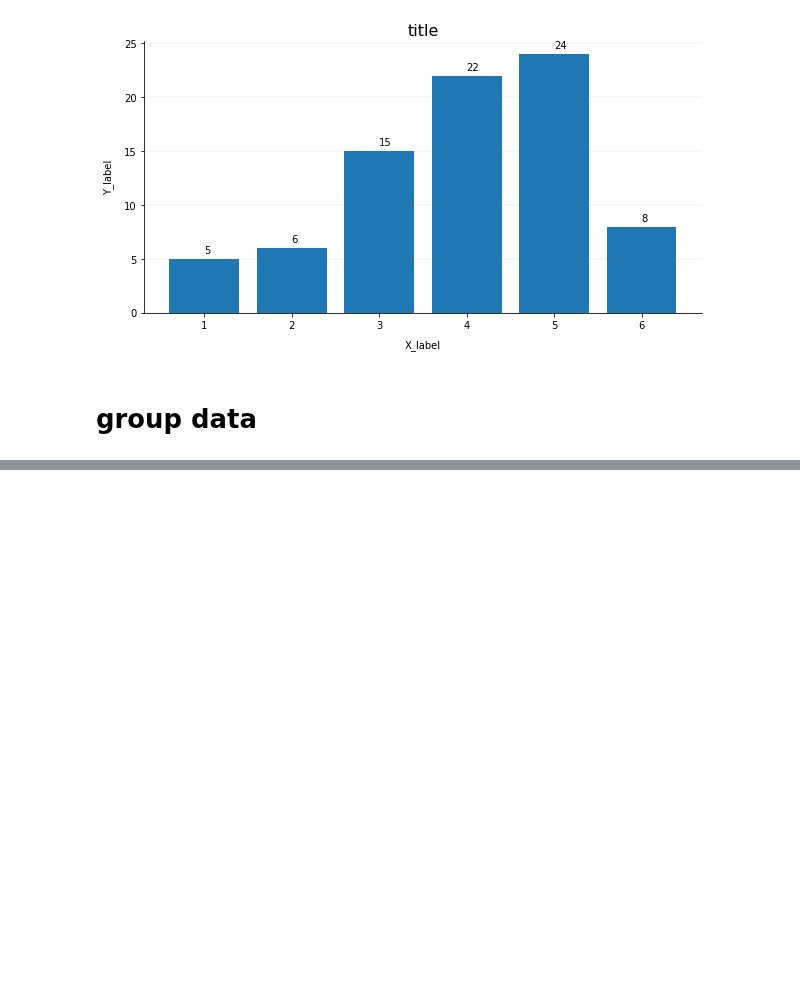
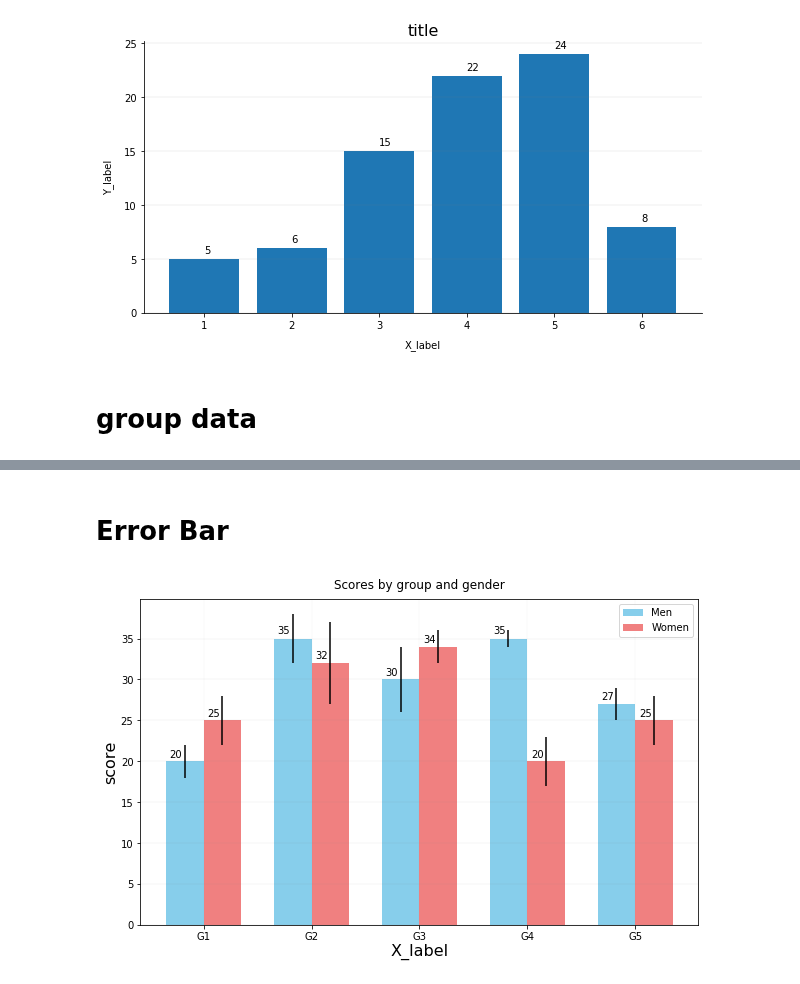
Before and after one commit to myang29/Diagram-Template, a Jupyter notebook: Bar_chart_matplotlib.ipynb, the cells around one changed output, grey strips where cells are left out. Cells and saved outputs as stored; diff of their text form; code cells hidden in the pictures; blank space fills up the shorter version.

Commit message:
stack bar and error bar

```diff
--- a/Bar_chart_matplotlib.ipynb
+++ b/Bar_chart_matplotlib.ipynb
@@ -117,0 +118,66 @@ plt.show()
+# %% [markdown]
+# Error Bar
+# %%
+df3 = pd.DataFrame({'men_means'  :[20, 35, 30, 35, 27],
+                    'men_std'    :[2, 3, 4, 1, 2],
+                    'women_means':[25, 32, 34, 20, 25],
+                    'women_std'  :[3, 5, 2, 3, 3]})
+
+
+
+ind = np.arange(len(df3['men_means'].values.tolist()))  # the x locations for the groups
+width = 0.35  # the width of the bars
+
+fig, ax = plt.subplots(figsize=(10,6))
+
+rects1 = ax.bar(ind - width/2, df3['men_means'].values.tolist(), width, yerr=df3['men_std'].values.tolist(),
+                color='SkyBlue', label='Men')
+rects2 = ax.bar(ind + width/2, df3['women_means'].values.tolist(), width, yerr=df3['women_std'].values.tolist(),
+                color='lightcoral', label='Women')
+
+# title
+plt.title("Scores by group and gender",loc='center', pad=10)
+
+# legend
+# labelpad: Spacing in points between the label and the x-axis.
+plt.xlabel('X_label', fontdict=font, labelpad=10)
+plt.ylabel('score', fontdict=font, labelpad=10)
+
+
+# tick
+ax.set_xticks(ind)
+ax.set_xticklabels(('G1', 'G2', 'G3', 'G4', 'G5'))
+
+# legend
+ax.legend()
+
+# background grid setting
+ax.xaxis.grid(color ='grey', linewidth=0.1, alpha=0.4) # alpha: soft color
+ax.yaxis.grid(color ='grey', linewidth=0.2, alpha=0.4) # alpha: soft color
+
+
+def autolabel(rects, xpos='center'):
+    """
+    Attach a text label above each bar in *rects*, displaying its height.
+
+    *xpos* indicates which side to place the text w.r.t. the center of
+    the bar. It can be one of the following {'center', 'right', 'left'}.
+    """
+
+    xpos = xpos.lower()  # normalize the case of the parameter
+    ha = {'center': 'center', 'right': 'left', 'left': 'right'}
+    offset = {'center': 0.5, 'right': 0.57, 'left': 0.43}  # x_txt = x + w*off
+
+    for rect in rects:
+        height = rect.get_height()
+        ax.text(rect.get_x() + rect.get_width()*offset[xpos], 1.01*height,
+                '{}'.format(height), ha=ha[xpos], va='bottom')
+
+
+autolabel(rects1, "left")
+autolabel(rects2, "left")
+
+plt.savefig('Error bar.png') # save plot as png
+plt.show()
+# %% [output]
+[figure, added]
```
Also changed, not shown: parts of 3 cells of this notebook, 12 other files.
